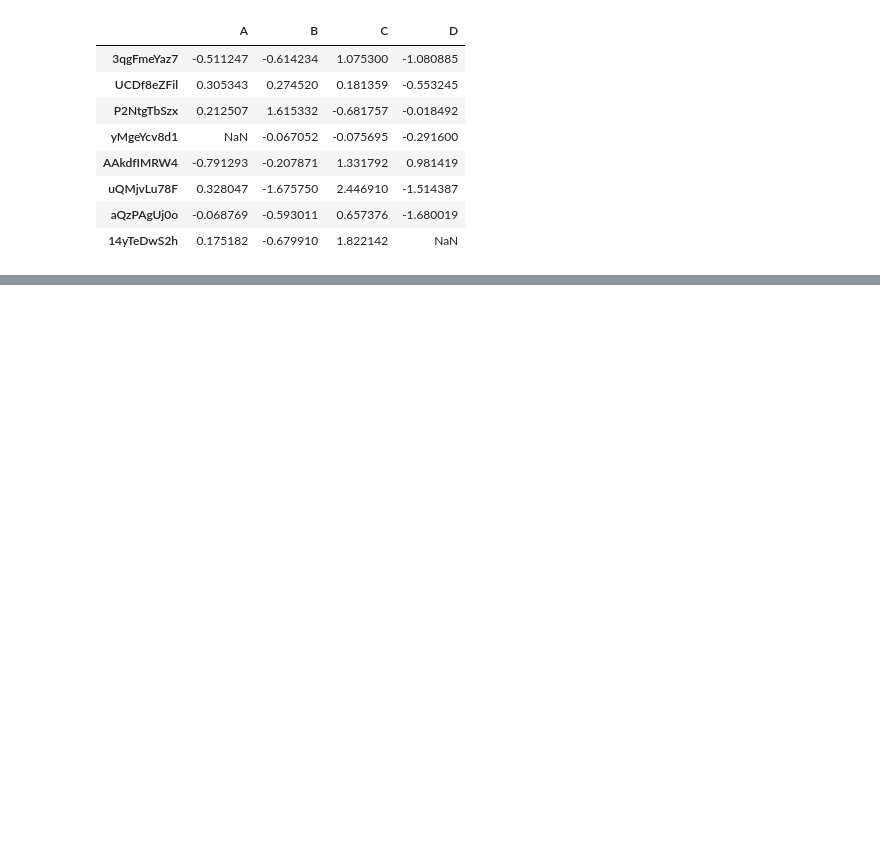
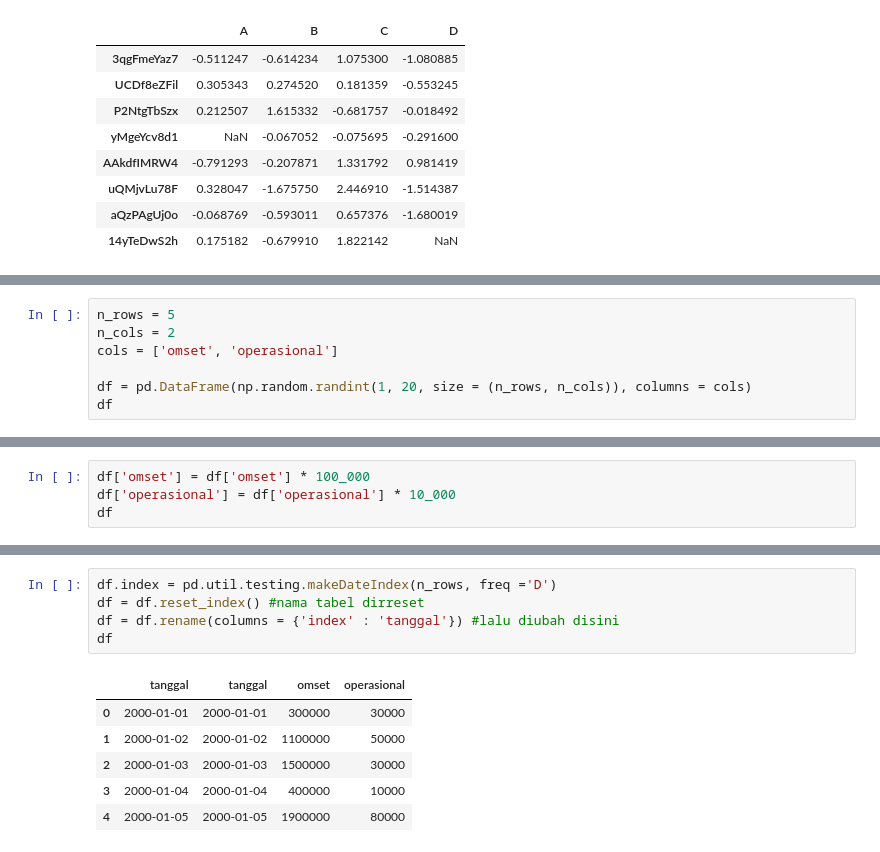
Before and after one commit to Edy-Mochamad/Learn-jupyter-notebook, a Jupyter notebook: pandas.ipynb, the cells around one changed output, grey strips where cells are left out. Drawn from its saved outputs; the diff is of its cells as text; blank space fills up the shorter version.

```diff
--- a/pandas.ipynb
+++ b/pandas.ipynb
@@ -930,0 +933,7 @@ pd.util.testing.makeMissingDataframe().head(8)
+# %%
+n_rows = 5
+n_cols = 2
+cols = ['omset', 'operasional']
+
+df = pd.DataFrame(np.random.randint(1, 20, size = (n_rows, n_cols)), columns = cols)
+df
@@ -930,0 +947,4 @@ pd.util.testing.makeMissingDataframe().head(8)
+# %%
+df['omset'] = df['omset'] * 100_000
+df['operasional'] = df['operasional'] * 10_000
+df
@@ -930,0 +958,12 @@ pd.util.testing.makeMissingDataframe().head(8)
+# %%
+df.index = pd.util.testing.makeDateIndex(n_rows, freq ='D')
+df = df.reset_index() #nama tabel dirreset
+df = df.rename(columns = {'index' : 'tanggal'}) #lalu diubah disini
+df
+# %% [output]
+|  | tanggal | tanggal | omset | operasional |
+| 0 | 2000-01-01 | 2000-01-01 | 300000 | 30000 |
+| 1 | 2000-01-02 | 2000-01-02 | 1100000 | 50000 |
+| 2 | 2000-01-03 | 2000-01-03 | 1500000 | 30000 |
+| 3 | 2000-01-04 | 2000-01-04 | 400000 | 10000 |
+| 4 | 2000-01-05 | 2000-01-05 | 1900000 | 80000 |
```
Also changed, not shown: parts of 4 cells of this notebook.
